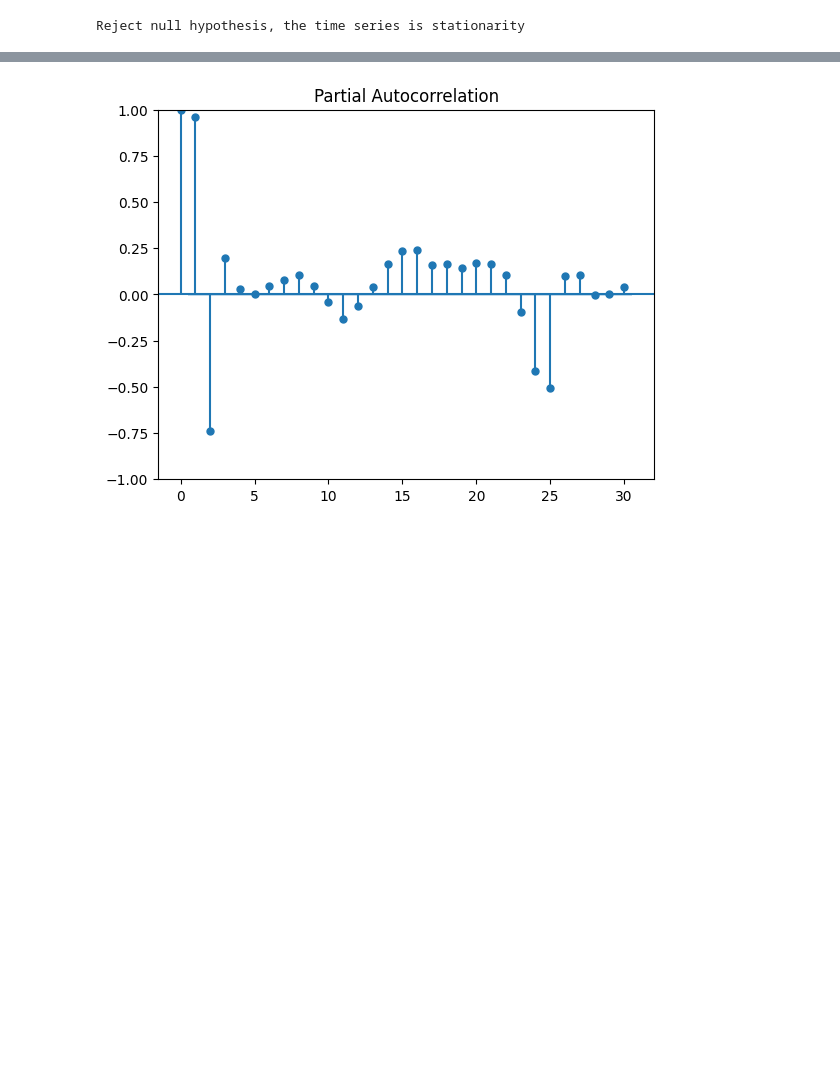
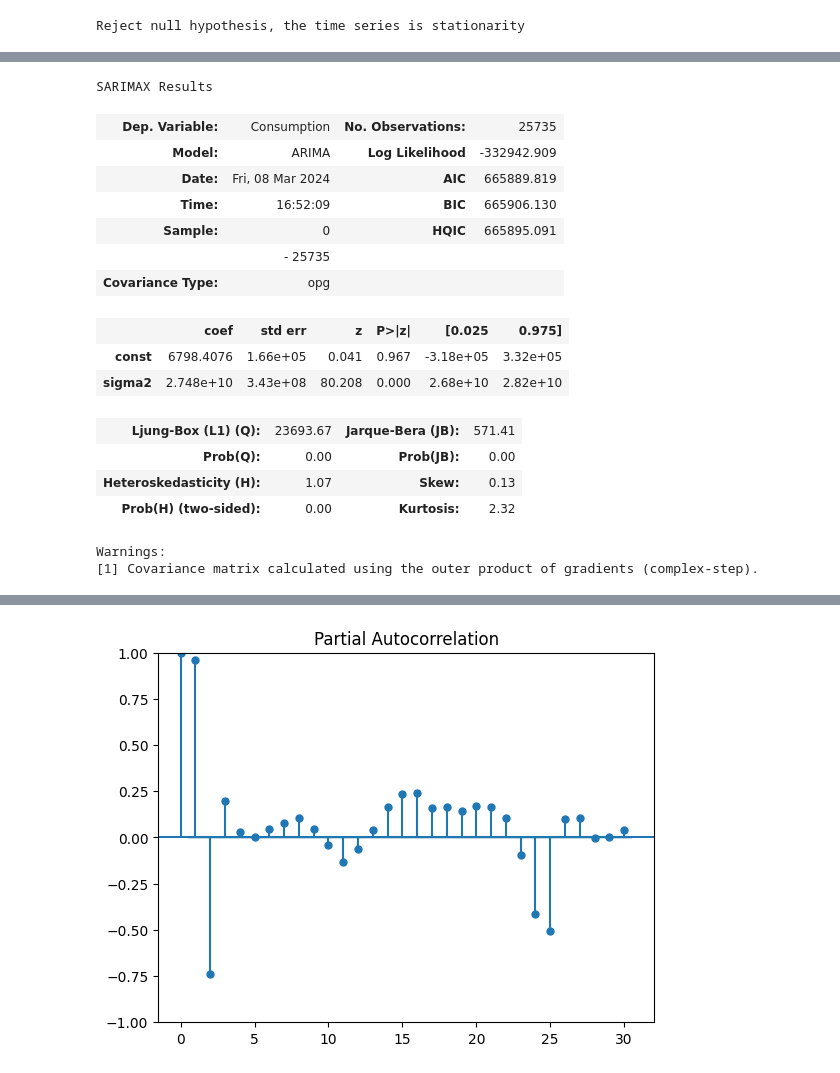
Before and after one commit to DemetriousLloyd/Portfolio, a Jupyter notebook: R_Py_Projects/Time_Series_Modeling_Romanian Electricity.ipynb, the cells around one changed output, grey strips where cells are left out. Drawn from its saved outputs; the diff is of its cells as text; code cells hidden in the pictures; blank space fills up the shorter version.

```diff
--- a/R_Py_Projects/Time_Series_Modeling_Romanian Electricity.ipynb
+++ b/R_Py_Projects/Time_Series_Modeling_Romanian Electricity.ipynb
@@ -238,0 +267,25 @@ Reject null hypothesis, the time series is stationarity
+# %%
+# Run an ARIMA model
+model = ARIMA(train['Consumption'], order = (0,0,0))
+model = model.fit()
+model.summary
+
+# need frequency info in the model
+# %% [output]
+SARIMAX Results
+| Dep. Variable: | Consumption | No. Observations: | 25735 |
+| Model: | ARIMA | Log Likelihood | -332942.909 |
+| Date: | Fri, 08 Mar 2024 | AIC | 665889.819 |
+| Time: | 16:52:09 | BIC | 665906.130 |
+| Sample: | 0 | HQIC | 665895.091 |
+|  | - 25735 |  |  |
+| Covariance Type: | opg |  |  |
+|  | coef | std err | z | P>|z| | [0.025 | 0.975] |
+| const | 6798.4076 | 1.66e+05 | 0.041 | 0.967 | -3.18e+05 | 3.32e+05 |
+| sigma2 | 2.748e+10 | 3.43e+08 | 80.208 | 0.000 | 2.68e+10 | 2.82e+10 |
+| Ljung-Box (L1) (Q): | 23693.67 | Jarque-Bera (JB): | 571.41 |
+| Prob(Q): | 0.00 | Prob(JB): | 0.00 |
+| Heteroskedasticity (H): | 1.07 | Skew: | 0.13 |
+| Prob(H) (two-sided): | 0.00 | Kurtosis: | 2.32 |
+Warnings:
+[1] Covariance matrix calculated using the outer product of gradients (complex-step).
```
Also changed, not shown: parts of 11 cells of this notebook.
